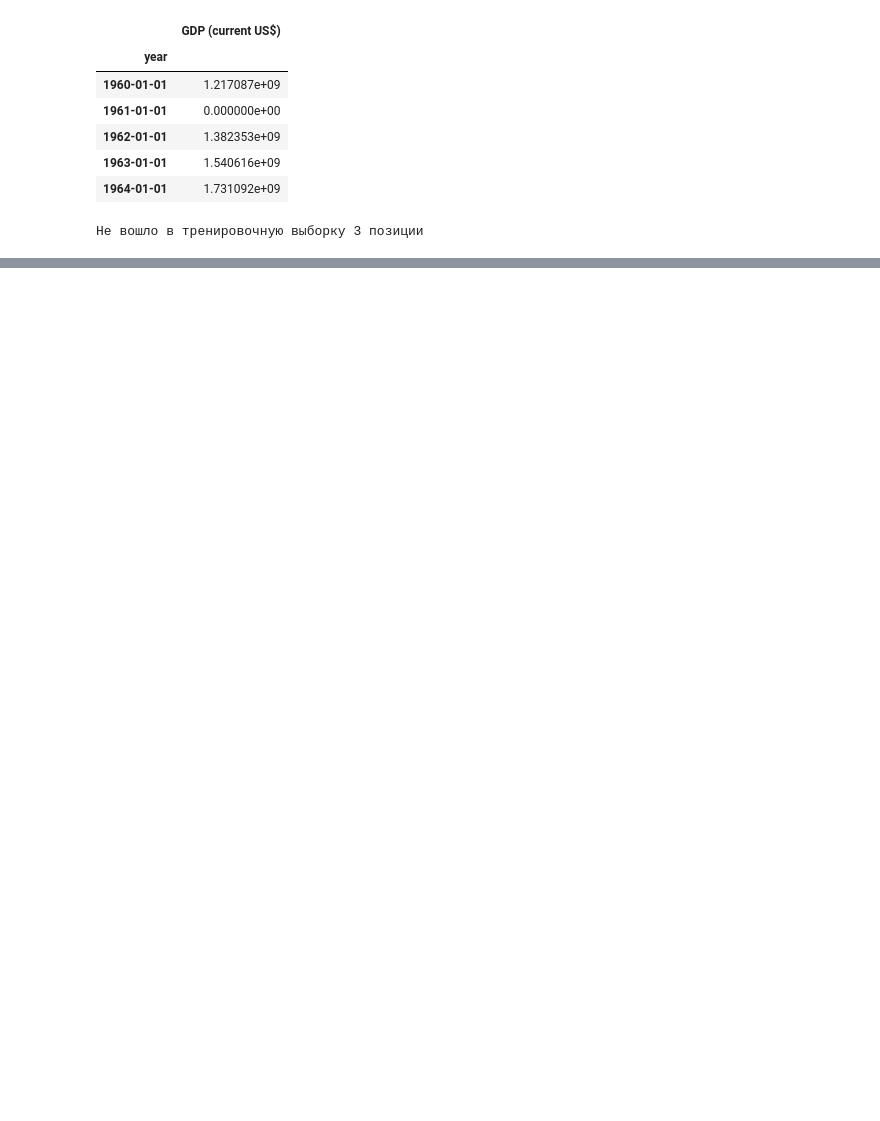
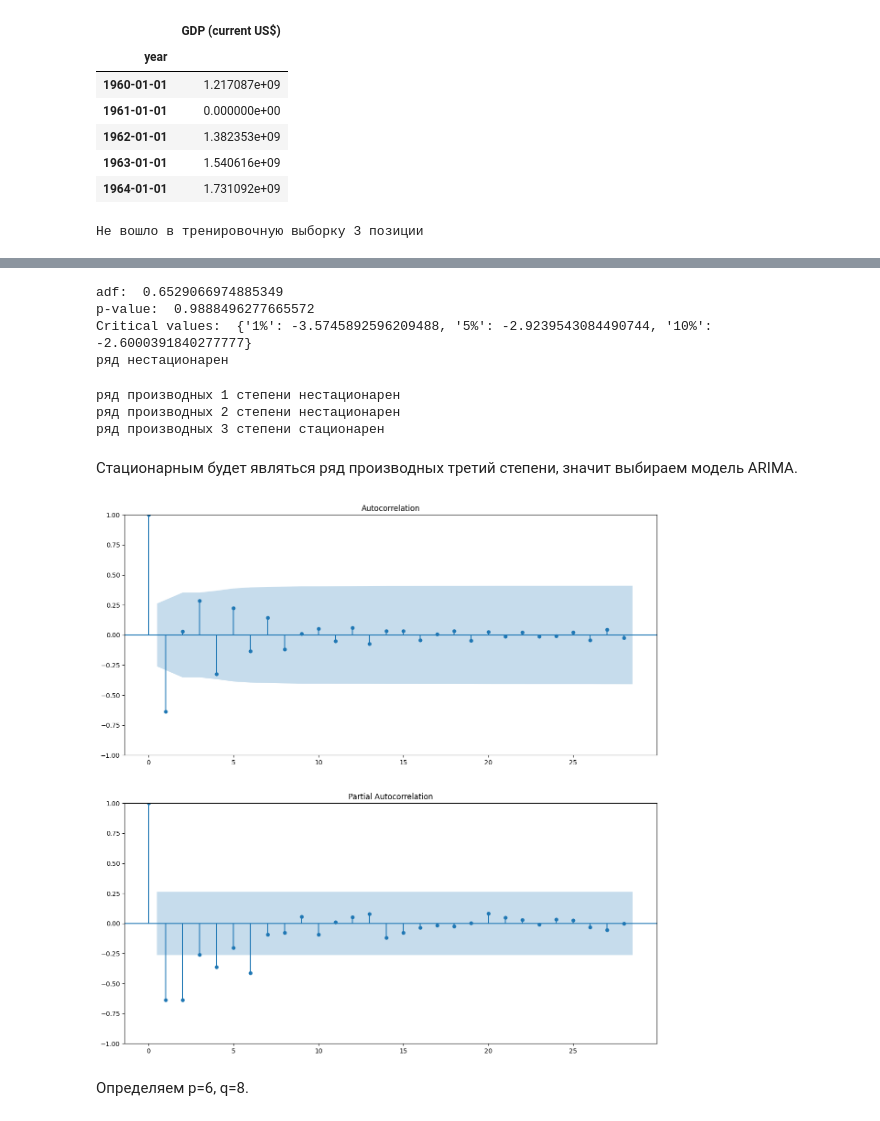
Before and after one commit to eartzhi/lessons, a Jupyter notebook: math&ml_13/math_13.ipynb, the cells around one changed output, grey strips where cells are left out. Cells and saved outputs as stored; diff of their text form; code cells hidden in the pictures; blank space fills up the shorter version.

```diff
--- a/math&ml_13/math_13.ipynb
+++ b/math&ml_13/math_13.ipynb
@@ -36,0 +76,46 @@ print(f'Не вошло в тренировочную выборку {df.shape[0
+# %%
+test1 = adfuller(df_train['GDP (current US$)'])
+print("adf: ", test1[0])
+print("p-value: ", test1[1])
+print("Critical values: ", test1[4])
+if test1[0] > test1[4]["5%"]:
+    print("ряд нестационарен")
+else:
+    print("ряд стационарен")
+# %% [output]
+adf:  0.6529066974885349
+p-value:  0.9888496277665572
+Critical values:  {'1%': -3.5745892596209488, '5%': -2.9239543084490744, '10%': -2.6000391840277777}
+ряд нестационарен
+# %%
+flag = True
+diff_count = 0
+testing_data = df_train['GDP (current US$)'].diff(periods=1).dropna()
+
+while flag:
+    diff_count += 1
+    test1 = adfuller(testing_data)
+    # print("adf: ", test1[0])
+    # print("p-value: ", test1[1])
+    # print("Critical values: ", test1[4])
+    if test1[0] > test1[4]["5%"]:
+        print(f"ряд производных {diff_count} степени нестационарен")
+        testing_data = testing_data.diff(periods=1).dropna()
+    else:
+        print(f"ряд производных {diff_count} степени стационарен")
+        flag = 0
+# %% [output]
+ряд производных 1 степени нестационарен
+ряд производных 2 степени нестационарен
+ряд производных 3 степени стационарен
+# %% [markdown]
+Стационарным будет являться ряд производных третий степени, значит выбираем модель ARIMA.
+# %%
+fig, axes = plt.subplots(2, figsize=(15, 15))
+
+ax = sgt.plot_acf(testing_data, ax=axes[0], lags=28)
+ax = sgt.plot_pacf(testing_data, ax=axes[1], lags=28, method="ywm")
+# %% [output]
+[figure, added]
+# %% [markdown]
+Определяем p=6, q=8.
```
Also changed, not shown: parts of 75 cells of this notebook, 4 other files.
